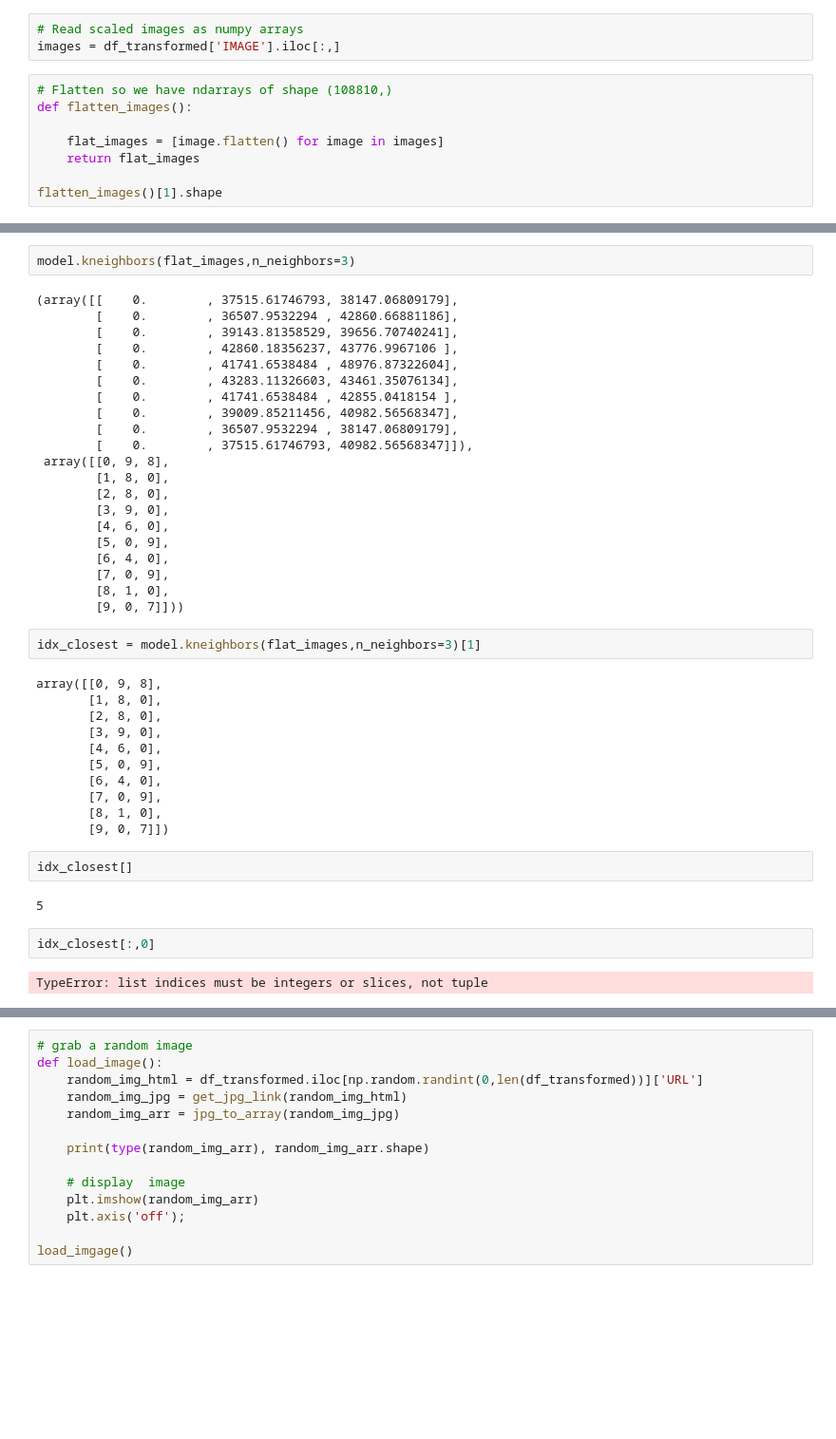
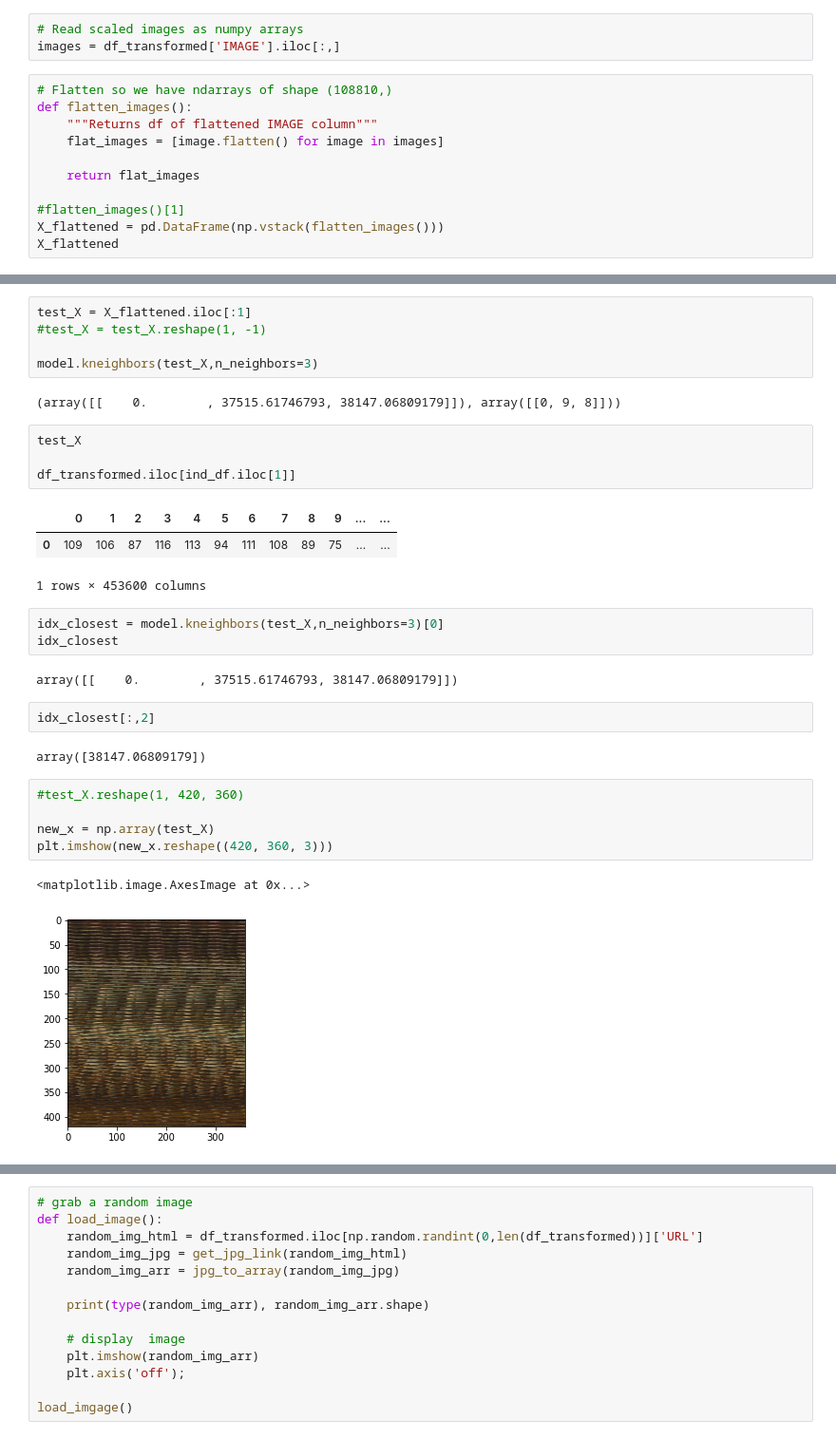
Before and after one commit to seve-26/vincentvanbot, a Jupyter notebook: notebooks/data-retrieval/wga-dataset-julia.ipynb, the cells around one changed output, grey strips where cells are left out. Shown at 95% size. Cells and saved outputs as stored; diff of their text form; blank space fills up the shorter version.

```diff
--- a/notebooks/data-retrieval/wga-dataset-julia.ipynb
+++ b/notebooks/data-retrieval/wga-dataset-julia.ipynb
@@ -68,9 +64,12 @@ images = df_transformed['IMAGE'].iloc[:,]
 # %%
 # Flatten so we have ndarrays of shape (108810,)
 def flatten_images():
+    """Returns df of flattened IMAGE column"""
+    flat_images = [image.flatten() for image in images]
 
-    flat_images = [image.flatten() for image in images]
     return flat_images
 
-flatten_images()[1].shape
+#flatten_images()[1]
+X_flattened = pd.DataFrame(np.vstack(flatten_images()))
+X_flattened
 # %% [output]
@@ -99,44 +109,32 @@ array([[1., 0., 0., 0., 0., 0., 0., 0., 1., 1.],
+# %%
+test_X = X_flattened.iloc[:1]
+#test_X = test_X.reshape(1, -1)
+
+model.kneighbors(test_X,n_neighbors=3)
+# %% [output]
+(array([[    0.        , 37515.61746793, 38147.06809179]]), array([[0, 9, 8]]))
+# %%
+test_X
+
+df_transformed.iloc[ind_df.iloc[1]]
+# %% [output]
+|  | 0 | 1 | 2 | 3 | 4 | 5 | 6 | 7 | 8 | 9 | ... | ... |
+| 0 | 109 | 106 | 87 | 116 | 113 | 94 | 111 | 108 | 89 | 75 | ... | ... |
+1 rows × 453600 columns
 # %%
-model.kneighbors(flat_images,n_neighbors=3)
+idx_closest = model.kneighbors(test_X,n_neighbors=3)[0]
+idx_closest
 # %% [output]
-(array([[    0.        , 37515.61746793, 38147.06809179],
-        [    0.        , 36507.9532294 , 42860.66881186],
-        [    0.        , 39143.81358529, 39656.70740241],
-        [    0.        , 42860.18356237, 43776.9967106 ],
-        [    0.        , 41741.6538484 , 48976.87322604],
-        [    0.        , 43283.11326603, 43461.35076134],
-        [    0.        , 41741.6538484 , 42855.0418154 ],
-        [    0.        , 39009.85211456, 40982.56568347],
-        [    0.        , 36507.9532294 , 38147.06809179],
-        [    0.        , 37515.61746793, 40982.56568347]]),
- array([[0, 9, 8],
-        [1, 8, 0],
-        [2, 8, 0],
-        [3, 9, 0],
-        [4, 6, 0],
-        [5, 0, 9],
-        [6, 4, 0],
-        [7, 0, 9],
-        [8, 1, 0],
-        [9, 0, 7]]))
+array([[    0.        , 37515.61746793, 38147.06809179]])
-# %%
-idx_closest = model.kneighbors(flat_images,n_neighbors=3)[1]
-# %% [output]
-array([[0, 9, 8],
-       [1, 8, 0],
-       [2, 8, 0],
-       [3, 9, 0],
-       [4, 6, 0],
-       [5, 0, 9],
-       [6, 4, 0],
-       [7, 0, 9],
-       [8, 1, 0],
-       [9, 0, 7]])
 # %%
-idx_closest[]
+idx_closest[:,2]
 # %% [output]
-5
+array([38147.06809179])
-# %%
-idx_closest[:,0]
-# %% [output]
-TypeError: list indices must be integers or slices, not tuple
+# %%
+#test_X.reshape(1, 420, 360)
+
+new_x = np.array(test_X)
+plt.imshow(new_x.reshape((420, 360, 3)))
+# %% [output]
+<matplotlib.image.AxesImage at 0x...>
+[figure, added]
```
Also changed, not shown: parts of 10 cells of this notebook.
